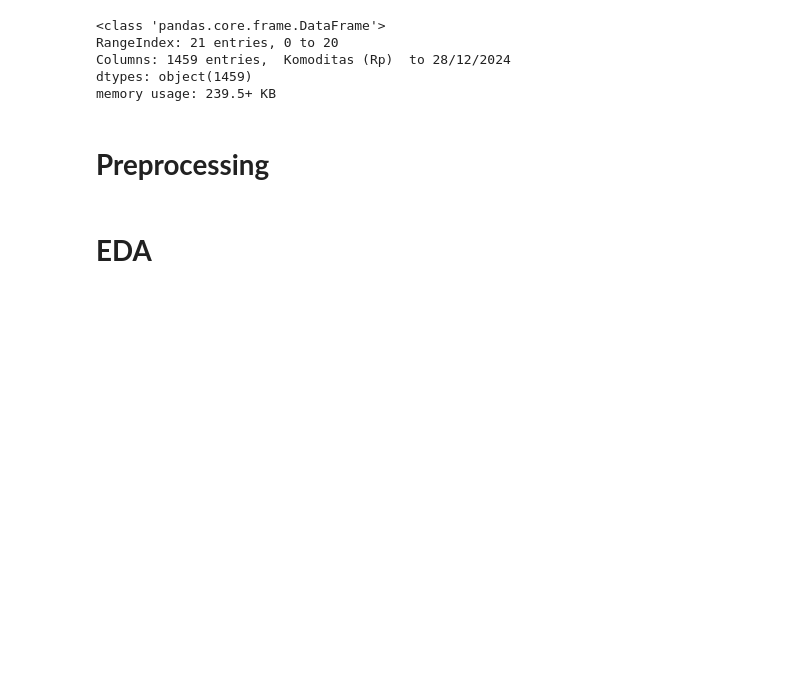
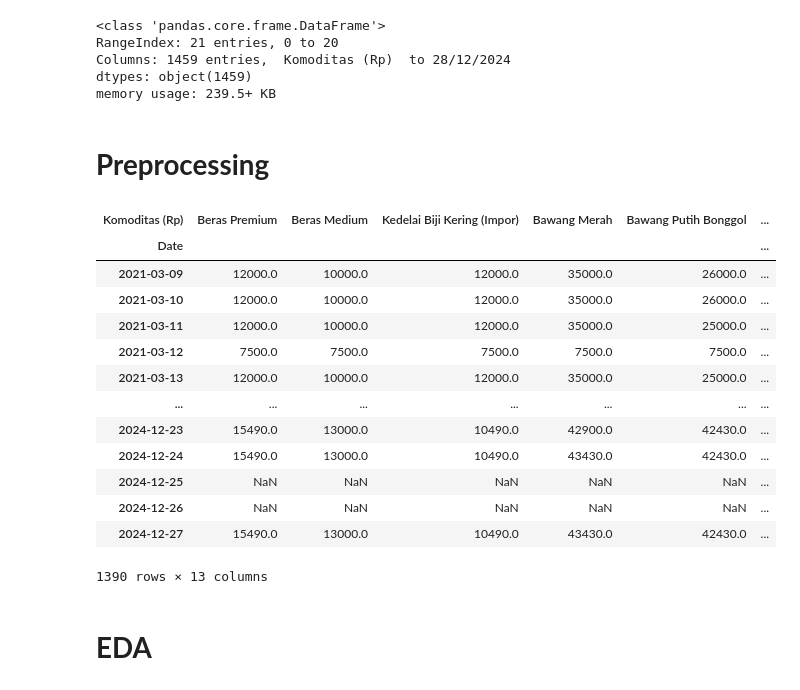
Before and after one commit to fathurwithyou/Algeo-Forecasting, a Jupyter notebook: main.ipynb, the cells around one changed output. Saved outputs shown, nothing was run; the diff lists cells and outputs as text; code cells hidden in the pictures; blank space fills up the shorter version.

```diff
--- a/main.ipynb
+++ b/main.ipynb
@@ -88,6 +84,22 @@ class Preprocessing:
 # %%
 processor = Preprocessing()
 df = processor.fit_transform(df)
+df
+# %% [output]
+| Komoditas (Rp) | Beras Premium | Beras Medium | Kedelai Biji Kering (Impor) | Bawang Merah | Bawang Putih Bonggol | ... |
+| Date |  |  |  |  |  | ... |
+| 2021-03-09 | 12000.0 | 10000.0 | 12000.0 | 35000.0 | 26000.0 | ... |
+| 2021-03-10 | 12000.0 | 10000.0 | 12000.0 | 35000.0 | 26000.0 | ... |
+| 2021-03-11 | 12000.0 | 10000.0 | 12000.0 | 35000.0 | 25000.0 | ... |
+| 2021-03-12 | 7500.0 | 7500.0 | 7500.0 | 7500.0 | 7500.0 | ... |
+| 2021-03-13 | 12000.0 | 10000.0 | 12000.0 | 35000.0 | 25000.0 | ... |
+| ... | ... | ... | ... | ... | ... | ... |
+| 2024-12-23 | 15490.0 | 13000.0 | 10490.0 | 42900.0 | 42430.0 | ... |
+| 2024-12-24 | 15490.0 | 13000.0 | 10490.0 | 43430.0 | 42430.0 | ... |
+| 2024-12-25 | NaN | NaN | NaN | NaN | NaN | ... |
+| 2024-12-26 | NaN | NaN | NaN | NaN | NaN | ... |
+| 2024-12-27 | 15490.0 | 13000.0 | 10490.0 | 43430.0 | 42430.0 | ... |
+1390 rows × 13 columns
 # %% [markdown]
 # **EDA**
 # %%
```
Also changed, not shown: parts of 4 cells of this notebook, 1 other file.
